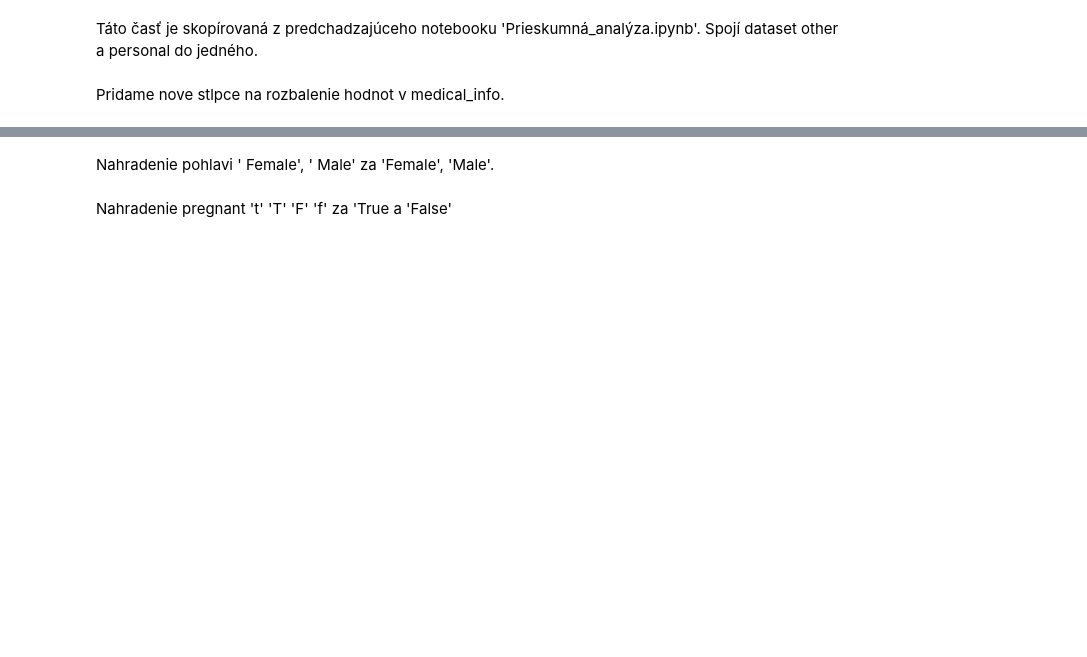
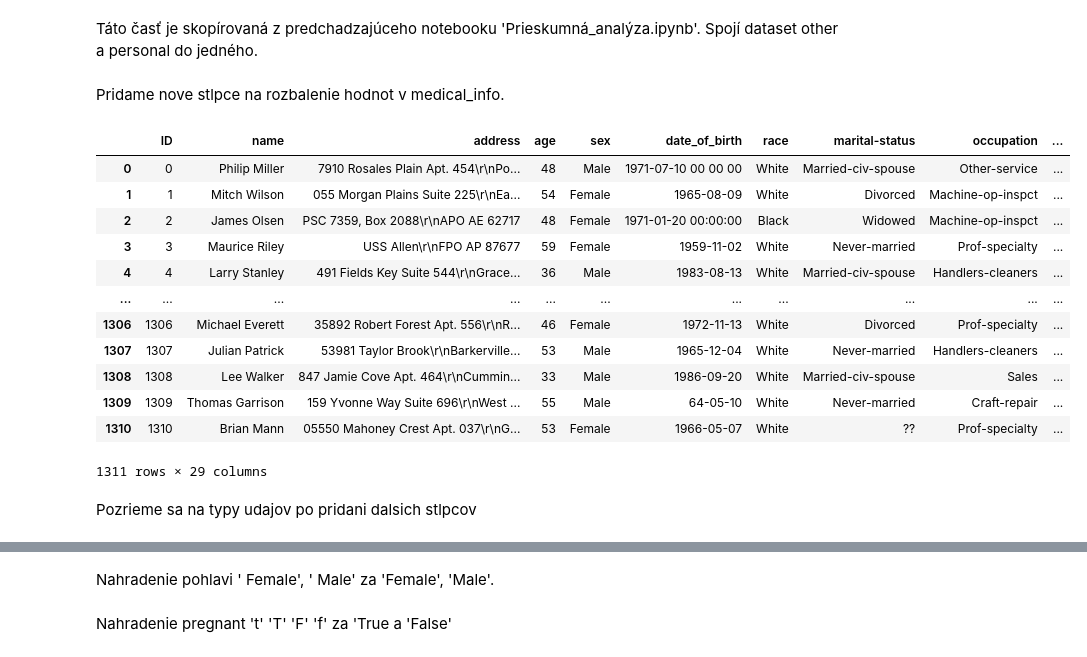
Before and after one commit to Marian-N/IAU, a Jupyter notebook: Predspracovanie.ipynb, the cells around one changed output, grey strips where cells are left out. Drawn from its saved outputs; the diff is of its cells as text; code cells hidden in the pictures; blank space fills up the shorter version.

```diff
--- a/Predspracovanie.ipynb
+++ b/Predspracovanie.ipynb
@@ -42,5 +42,22 @@ for i, row in df.iterrows():
 # %%
 df_med_info = df["medical_info"].apply(pd.Series)
 df_med_info = df_med_info.drop(0, 1)
 
-df_final = pd.concat([df, df_med_info], axis = 1).drop("medical_info", axis = 1)
+df = pd.concat([df, df_med_info], axis = 1).drop("medical_info", axis = 1)
+df
+# %% [output]
+|  | ID | name | address | age | sex | date_of_birth | race | marital-status | occupation | ... |
+| 0 | 0 | Philip Miller | 7910 Rosales Plain Apt. 454\r\nPo... | 48 | Male | 1971-07-10 00 00 00 | White | Married-civ-spouse | Other-service | ... |
+| 1 | 1 | Mitch Wilson | 055 Morgan Plains Suite 225\r\nEa... | 54 | Female | 1965-08-09 | White | Divorced | Machine-op-inspct | ... |
+| 2 | 2 | James Olsen | PSC 7359, Box 2088\r\nAPO AE 62717 | 48 | Female | 1971-01-20 00:00:00 | Black | Widowed | Machine-op-inspct | ... |
+| 3 | 3 | Maurice Riley | USS Allen\r\nFPO AP 87677 | 59 | Female | 1959-11-02 | White | Never-married | Prof-specialty | ... |
+| 4 | 4 | Larry Stanley | 491 Fields Key Suite 544\r\nGrace... | 36 | Male | 1983-08-13 | White | Married-civ-spouse | Handlers-cleaners | ... |
+| ... | ... | ... | ... | ... | ... | ... | ... | ... | ... | ... |
+| 1306 | 1306 | Michael Everett | 35892 Robert Forest Apt. 556\r\nR... | 46 | Female | 1972-11-13 | White | Divorced | Prof-specialty | ... |
+| 1307 | 1307 | Julian Patrick | 53981 Taylor Brook\r\nBarkerville... | 53 | Male | 1965-12-04 | White | Never-married | Handlers-cleaners | ... |
+| 1308 | 1308 | Lee Walker | 847 Jamie Cove Apt. 464\r\nCummin... | 33 | Male | 1986-09-20 | White | Married-civ-spouse | Sales | ... |
+| 1309 | 1309 | Thomas Garrison | 159 Yvonne Way Suite 696\r\nWest ... | 55 | Male | 64-05-10 | White | Never-married | Craft-repair | ... |
+| 1310 | 1310 | Brian Mann | 05550 Mahoney Crest Apt. 037\r\nG... | 53 | Female | 1966-05-07 | White | ?? | Prof-specialty | ... |
+1311 rows × 29 columns
+# %% [markdown]
+Pozrieme sa na typy udajov po pridani dalsich stlpcov
```
Also changed, not shown: parts of 22 cells of this notebook.
